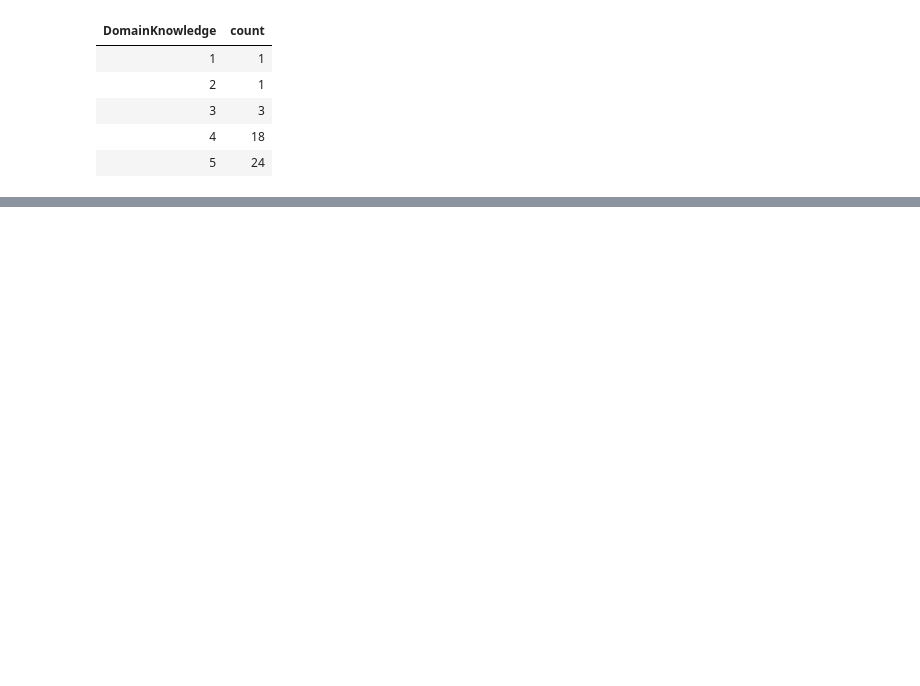
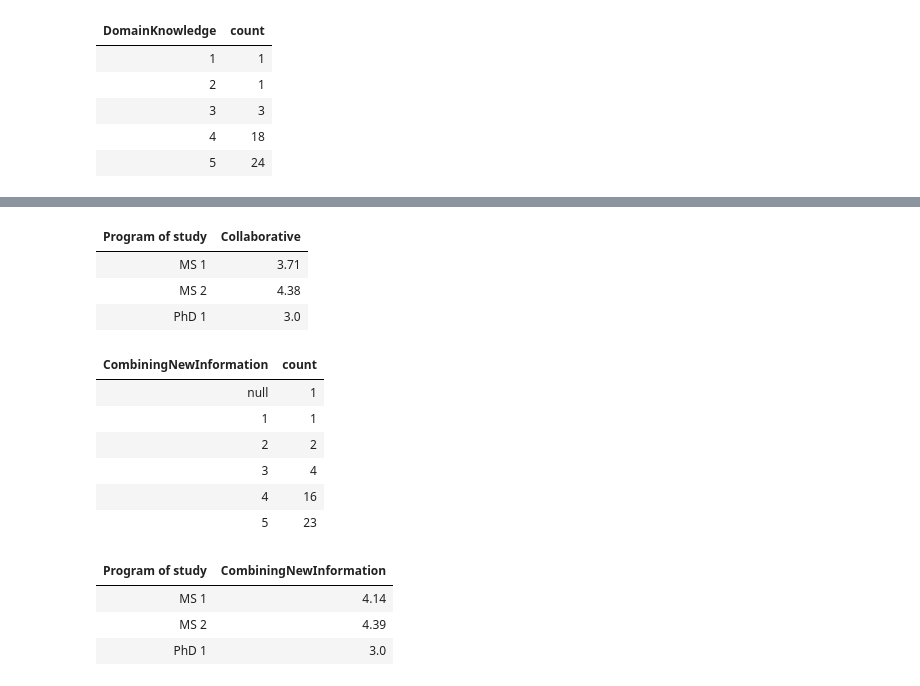
Before and after one commit to ManishReddyKovvuri/AITproject, a Jupyter notebook: AIT-Project.ipynb, the cells around one changed output, grey strips where cells are left out. Drawn from its saved outputs; the diff is of its cells as text; code cells hidden in the pictures; blank space fills up the shorter version.

```diff
--- a/AIT-Project.ipynb
+++ b/AIT-Project.ipynb
@@ -210,0 +293,24 @@ display(df1.groupBy('DomainKnowledge').count().sort('DomainKnowledge'))
+# %%
+display(df1.groupBy("Program of study").agg(round(avg("Collaborative"),2).alias('Collaborative')))
+# %% [output]
+| Program of study | Collaborative |
+| MS 1 | 3.71 |
+| MS 2 | 4.38 |
+| PhD 1 | 3.0 |
+# %%
+display(df1.groupBy('CombiningNewInformation').count().sort('CombiningNewInformation'))
+# %% [output]
+| CombiningNewInformation | count |
+| null | 1 |
+| 1 | 1 |
+| 2 | 2 |
+| 3 | 4 |
+| 4 | 16 |
+| 5 | 23 |
+# %%
+display(df1.groupBy("Program of study").agg(round(avg("CombiningNewInformation"),2).alias('CombiningNewInformation')))
+# %% [output]
+| Program of study | CombiningNewInformation |
+| MS 1 | 4.14 |
+| MS 2 | 4.39 |
+| PhD 1 | 3.0 |
```
Also changed, not shown: parts of 21 cells of this notebook.
